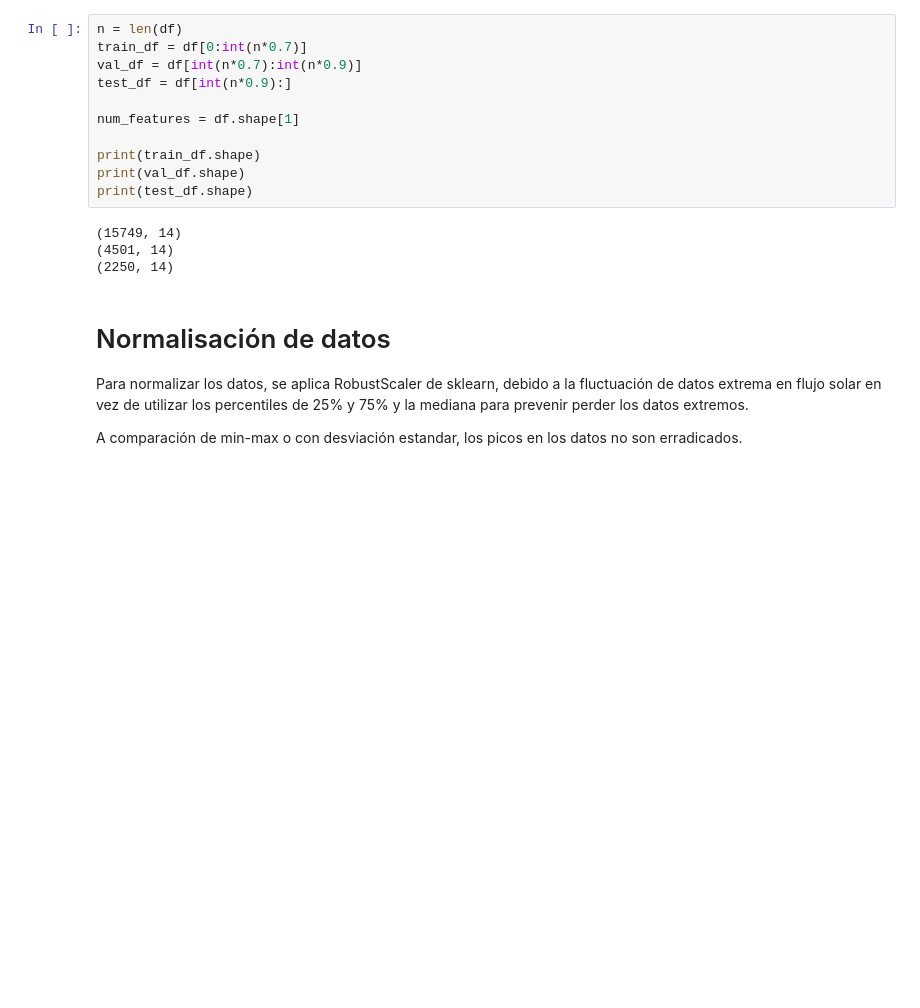
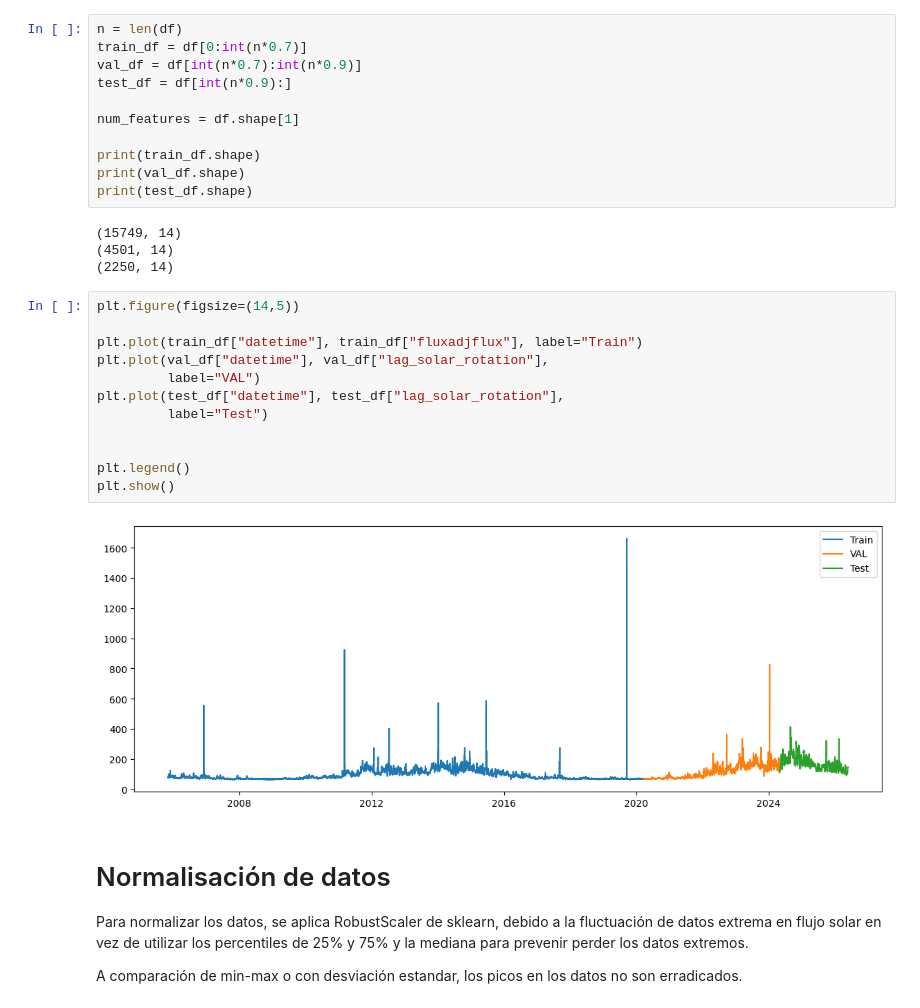
Before and after one commit to A01705840/Solar-Flux-Time-Series-Prediction, a Jupyter notebook: Solar_Flux.ipynb, the cells around one changed output. Cells and saved outputs as stored; diff of their text form; blank space fills up the shorter version.

```diff
--- a/Solar_Flux.ipynb
+++ b/Solar_Flux.ipynb
@@ -205,6 +208,20 @@ print(test_df.shape)
 (15749, 14)
 (4501, 14)
 (2250, 14)
+# %%
+plt.figure(figsize=(14,5))
+
+plt.plot(train_df["datetime"], train_df["fluxadjflux"], label="Train")
+plt.plot(val_df["datetime"], val_df["lag_solar_rotation"],
+         label="VAL")
+plt.plot(test_df["datetime"], test_df["lag_solar_rotation"],
+         label="Test")
+
+
+plt.legend()
+plt.show()
+# %% [output]
+[figure, added]
 # %% [markdown]
 # Normalisación de datos
 Para normalizar los datos, se aplica RobustScaler de sklearn, debido a la fluctuación de datos extrema en flujo solar en vez de utilizar los percentiles de 25% y 75% y la mediana para prevenir perder los datos extremos.
```
Also changed, not shown: parts of 7 cells of this notebook.
